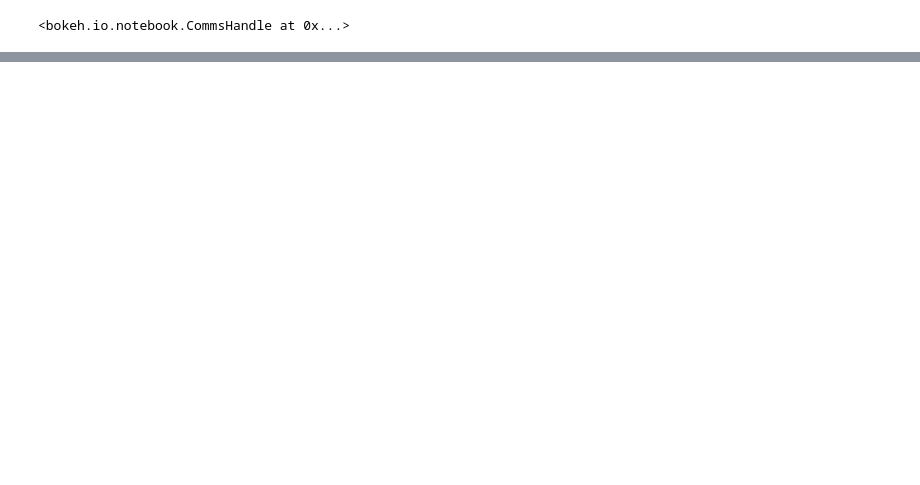
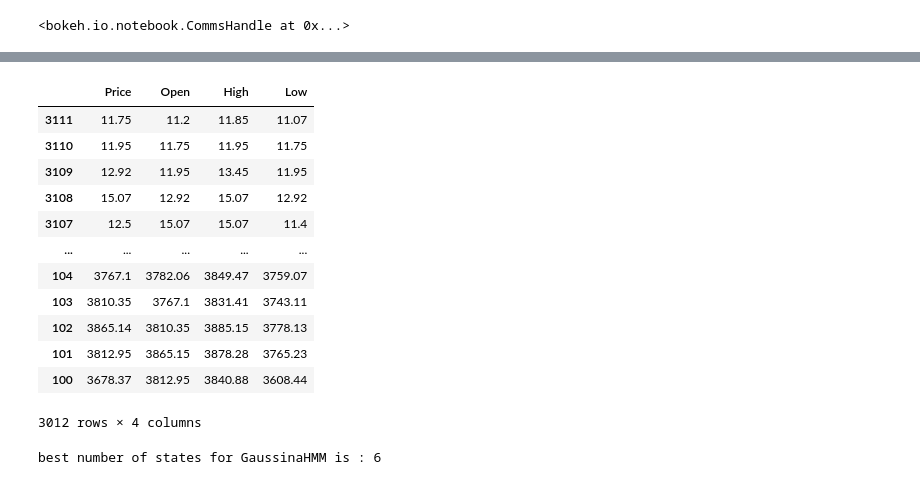
Before and after one commit to alonot/Ethereum_prediction_ML, a Jupyter notebook: Ethereum_ml.ipynb, the cells around one changed output, grey strips where cells are left out. Drawn from its saved outputs; the diff is of its cells as text; code cells hidden in the pictures; blank space fills up the shorter version.

```diff
--- a/Ethereum_ml.ipynb
+++ b/Ethereum_ml.ipynb
@@ -526,0 +601,53 @@ show(p, notebook_handle=True)
+# %%
+# test data set , predict the price for next test_days = 100 days
+test_days = 100
+test_dataset  = df.iloc[-test_days:,:].copy()
+test_dataset.drop(columns=['Date'],inplace=True)
+train_dataset = df.iloc[:-test_days,:].copy()
+train_dataset.drop(columns=['Date'],inplace=True)
+train_dataset
+# %% [output]
+|  | Price | Open | High | Low |
+| 3111 | 11.75 | 11.2 | 11.85 | 11.07 |
+| 3110 | 11.95 | 11.75 | 11.95 | 11.75 |
+| 3109 | 12.92 | 11.95 | 13.45 | 11.95 |
+| 3108 | 15.07 | 12.92 | 15.07 | 12.92 |
+| 3107 | 12.5 | 15.07 | 15.07 | 11.4 |
+| ... | ... | ... | ... | ... |
+| 104 | 3767.1 | 3782.06 | 3849.47 | 3759.07 |
+| 103 | 3810.35 | 3767.1 | 3831.41 | 3743.11 |
+| 102 | 3865.14 | 3810.35 | 3885.15 | 3778.13 |
+| 101 | 3812.95 | 3865.15 | 3878.28 | 3765.23 |
+| 100 | 3678.37 | 3812.95 | 3840.88 | 3608.44 |
+3012 rows × 4 columns
+# %%
+from hmmlearn import hmm
+# maximum number of iteration model perform : Max_iter
+Max_iter = 1000
+# best number of hidden states for GaussianHMMmodel
+def best_n_states(HiddenStates):
+    # to reduce computational complexity Covarience matrix type is diag
+    model = hmm.GaussianHMM(n_components=HiddenStates,covariance_type='diag', n_iter=Max_iter)
+    model.fit(train_dataset.values)
+
+    num_model_params = HiddenStates**2 + HiddenStates
+    """
+    We are using Baysion Information criterion to select
+    the number of states in fianl model.
+    (models with lower BIC are generally preferred).
+    bic = -2(log(P(train_dataset)))-num_models_params(log(number of observation samples))
+    """
+    bic = -2*model.score(train_dataset)+num_model_params*np.log(train_dataset.shape[0])
+    return bic
+
+best_number_states=0
+bic = float('inf')
+for i in range(2,7):
+    temp_bic = best_n_states(i)
+    if(temp_bic<bic):
+        best_number_states = i
+        bic = temp_bic
+
+print("best number of states for GaussinaHMM is :",best_number_states)
+# %% [output]
+best number of states for GaussinaHMM is : 6
```
Also changed, not shown: parts of 13 cells of this notebook.
